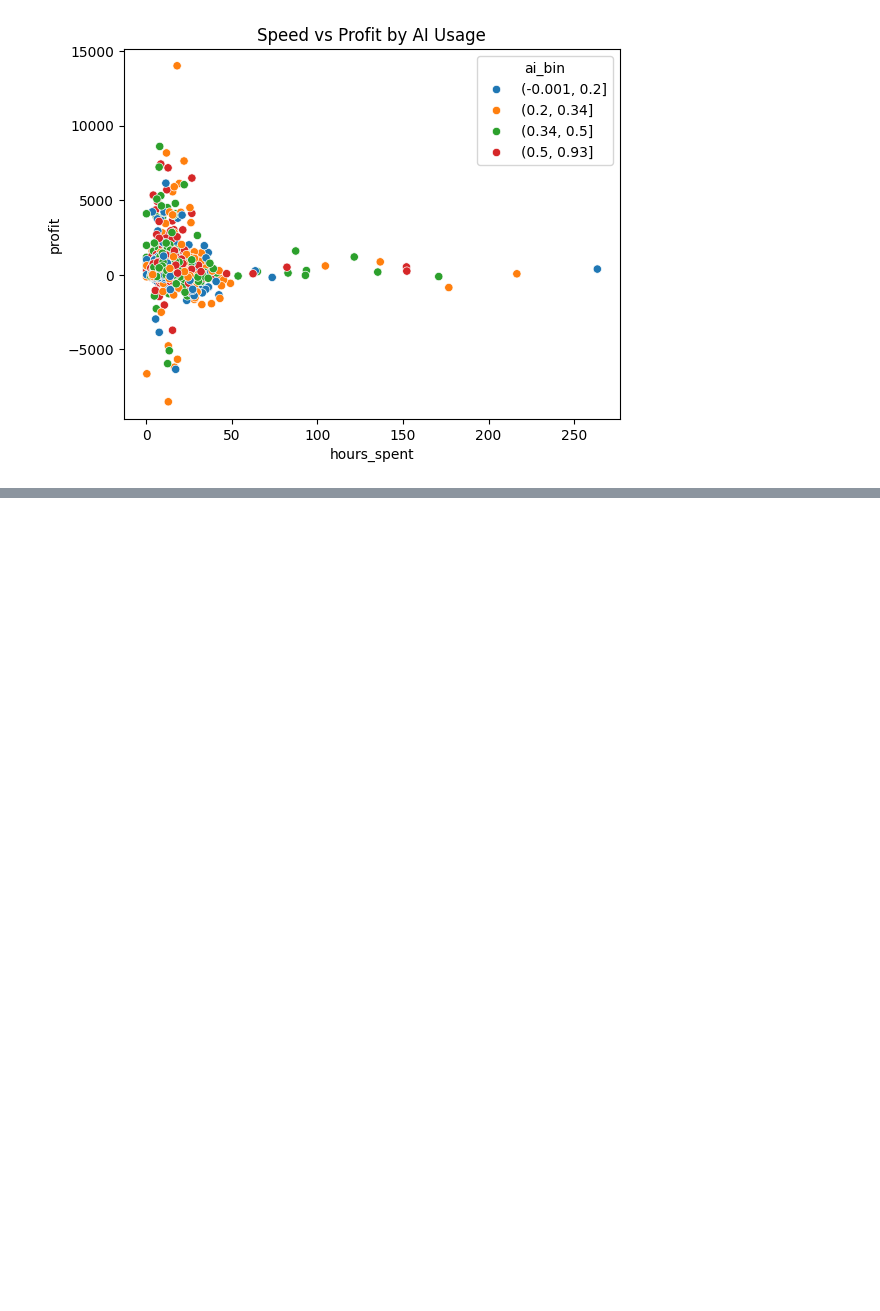
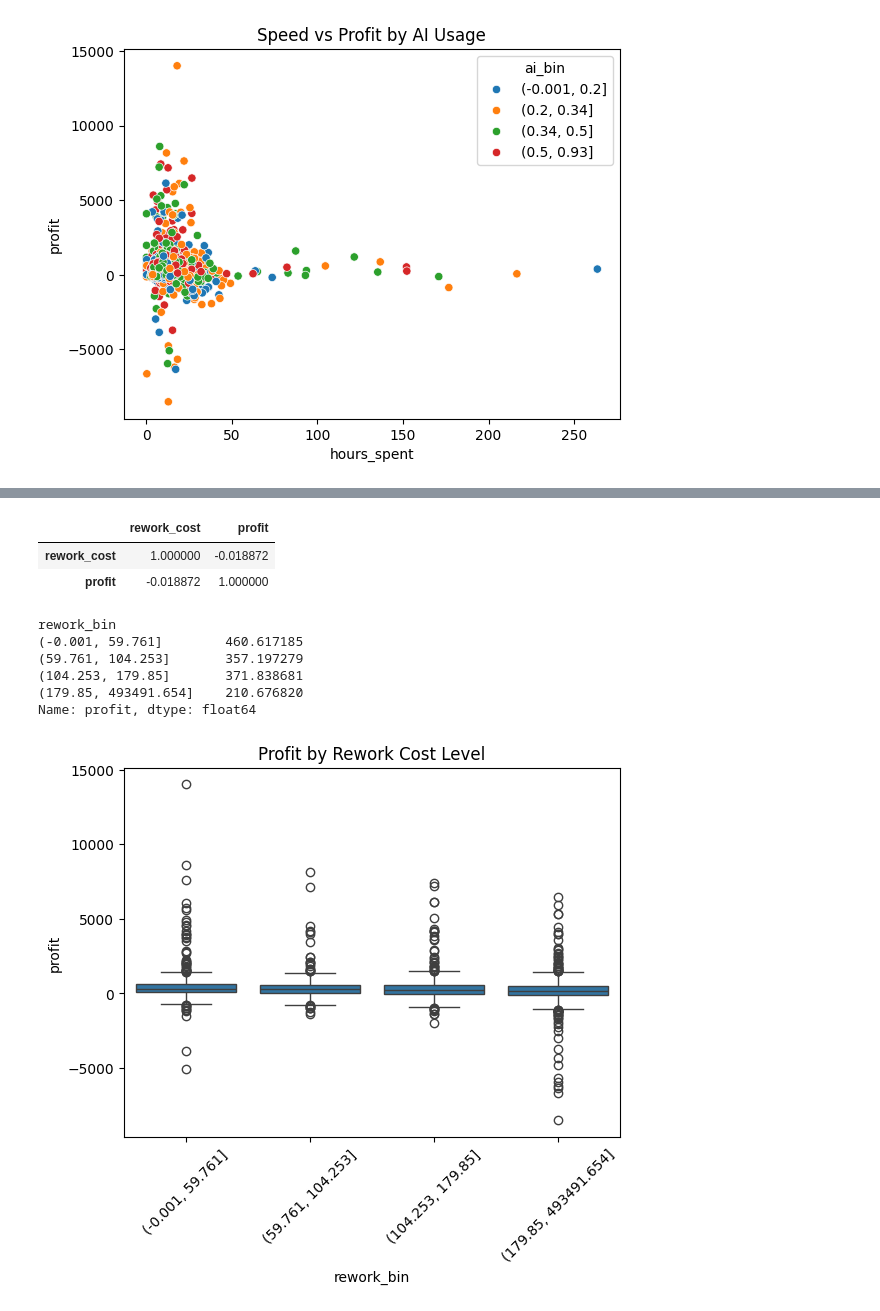
Before and after one commit to andreamammano89-maker/ML_Project_SEA_815441, a Jupyter notebook: EDA.ipynb, the cells around one changed output, grey strips where cells are left out. Drawn from its saved outputs; the diff is of its cells as text; code cells hidden in the pictures; blank space fills up the shorter version.

```diff
--- a/EDA.ipynb
+++ b/EDA.ipynb
@@ -640,0 +665,24 @@ plt.show()
+# %%
+df_productivity[['rework_cost', 'profit']].corr()
+# %% [output]
+|  | rework_cost | profit |
+| rework_cost | 1.000000 | -0.018872 |
+| profit | -0.018872 | 1.000000 |
+# %%
+df_productivity['rework_bin'] = pd.qcut(df_productivity['rework_cost'], q=4)
+
+df_productivity.groupby('rework_bin')['profit'].mean()
+# %% [output]
+rework_bin
+(-0.001, 59.761]        460.617185
+(59.761, 104.253]       357.197279
+(104.253, 179.85]       371.838681
+(179.85, 493491.654]    210.676820
+Name: profit, dtype: float64
+# %%
+sns.boxplot(x='rework_bin', y='profit', data=df_productivity)
+plt.title("Profit by Rework Cost Level")
+plt.xticks(rotation=45)
+plt.show()
+# %% [output]
+[figure, added]
```
Also changed, not shown: parts of 4 cells of this notebook.
